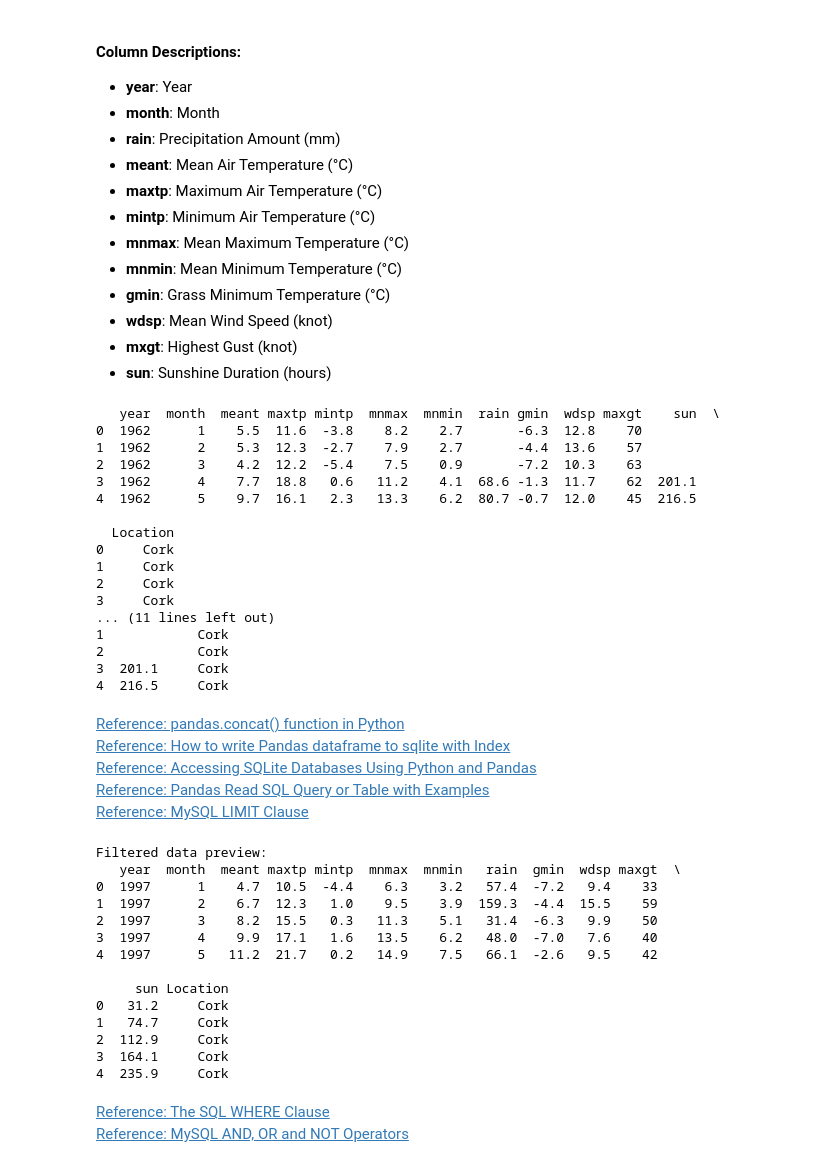
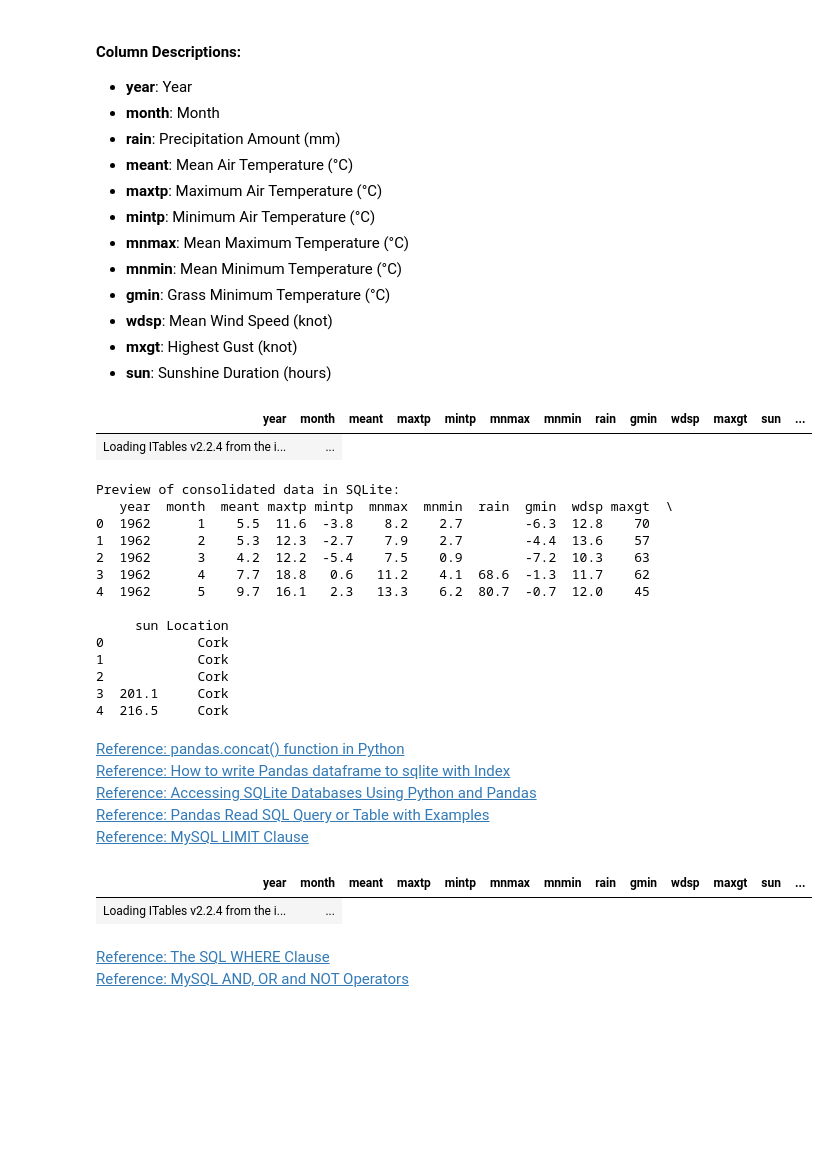
Before and after one commit to sarahembarry/PFDA-project, a Jupyter notebook: bigproject.ipynb, the cells around one changed output. Saved outputs shown, nothing was run; the diff lists cells and outputs as text; code cells hidden in the pictures; blank space fills up the shorter version.

```diff
--- a/bigproject.ipynb
+++ b/bigproject.ipynb
@@ -82,33 +75,31 @@ Data from all locations is combined into a single dataset.The consolidated data
 # %%
 
 # Concatenate all DataFrames
 all_data = pd.concat(weather_data_frames, ignore_index=True)
 
-# Optional: Inspect the resulting DataFrame
-print(all_data.head())
-
+# Show concatenated data
+show(all_data)
 
 # Save the consolidated data to an SQLite database
 conn = sqlite3.connect('data/weather_data.db')
 all_data.to_sql('consolidated_weather', conn, if_exists='replace', index=False)
 
 # Confirm the data was stored correctly
 print("Preview of consolidated data in SQLite:")
 print(pd.read_sql_query("SELECT * FROM consolidated_weather LIMIT 5", conn))
 # %% [output]
+| year | month | meant | maxtp | mintp | mnmax | mnmin | rain | gmin | wdsp | maxgt | sun | ... |
+| Loading ITables v2.2.4 from the i... | ... |
-   year  month  meant maxtp mintp  mnmax  mnmin  rain gmin  wdsp maxgt    sun  \
-0  1962      1    5.5  11.6  -3.8    8.2    2.7       -6.3  12.8    70
-1  1962      2    5.3  12.3  -2.7    7.9    2.7       -4.4  13.6    57
-2  1962      3    4.2  12.2  -5.4    7.5    0.9       -7.2  10.3    63
-3  1962      4    7.7  18.8   0.6   11.2    4.1  68.6 -1.3  11.7    62  201.1
-4  1962      5    9.7  16.1   2.3   13.3    6.2  80.7 -0.7  12.0    45  216.5
+Preview of consolidated data in SQLite:
+   year  month  meant maxtp mintp  mnmax  mnmin  rain  gmin  wdsp maxgt  \
+0  1962      1    5.5  11.6  -3.8    8.2    2.7        -6.3  12.8    70
+1  1962      2    5.3  12.3  -2.7    7.9    2.7        -4.4  13.6    57
+2  1962      3    4.2  12.2  -5.4    7.5    0.9        -7.2  10.3    63
+3  1962      4    7.7  18.8   0.6   11.2    4.1  68.6  -1.3  11.7    62
+4  1962      5    9.7  16.1   2.3   13.3    6.2  80.7  -0.7  12.0    45
 
-  Location
-0     Cork
-1     Cork
-2     Cork
-3     Cork
-... (11 lines left out)
+     sun Location
+0            Cork
 1            Cork
 2            Cork
 3  201.1     Cork
@@ -129,24 +120,11 @@ WHERE year >= 1997 AND month >= 1
 """
 analysis_weather_records = pd.read_sql_query(query, conn)
 
-# Confirm the filtered data
-print("Filtered data preview:")
-print(analysis_weather_records.head())
+# Show filtered data
+show(analysis_weather_records)
 # %% [output]
-Filtered data preview:
-   year  month  meant maxtp mintp  mnmax  mnmin   rain  gmin  wdsp maxgt  \
-0  1997      1    4.7  10.5  -4.4    6.3    3.2   57.4  -7.2   9.4    33
-1  1997      2    6.7  12.3   1.0    9.5    3.9  159.3  -4.4  15.5    59
-2  1997      3    8.2  15.5   0.3   11.3    5.1   31.4  -6.3   9.9    50
-3  1997      4    9.9  17.1   1.6   13.5    6.2   48.0  -7.0   7.6    40
-4  1997      5   11.2  21.7   0.2   14.9    7.5   66.1  -2.6   9.5    42
-
-     sun Location
-0   31.2     Cork
-1   74.7     Cork
-2  112.9     Cork
-3  164.1     Cork
-4  235.9     Cork
+| year | month | meant | maxtp | mintp | mnmax | mnmin | rain | gmin | wdsp | maxgt | sun | ... |
+| Loading ITables v2.2.4 from the i... | ... |
 # %% [markdown]
 [Reference: The SQL WHERE Clause](https://www.w3schools.com/sql/sql_where.asp)<br/>
 [Reference: MySQL AND, OR and NOT Operators](https://www.w3schools.com/mysql/mysql_and_or.asp)<br/>
```
Also changed, not shown: parts of 14 cells of this notebook, 2 other files.
